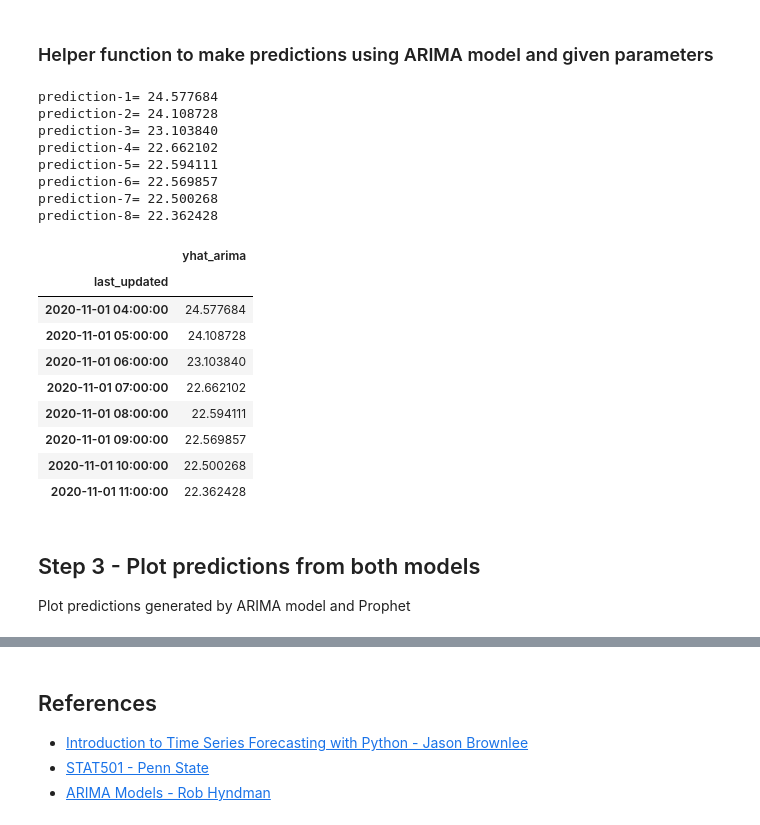
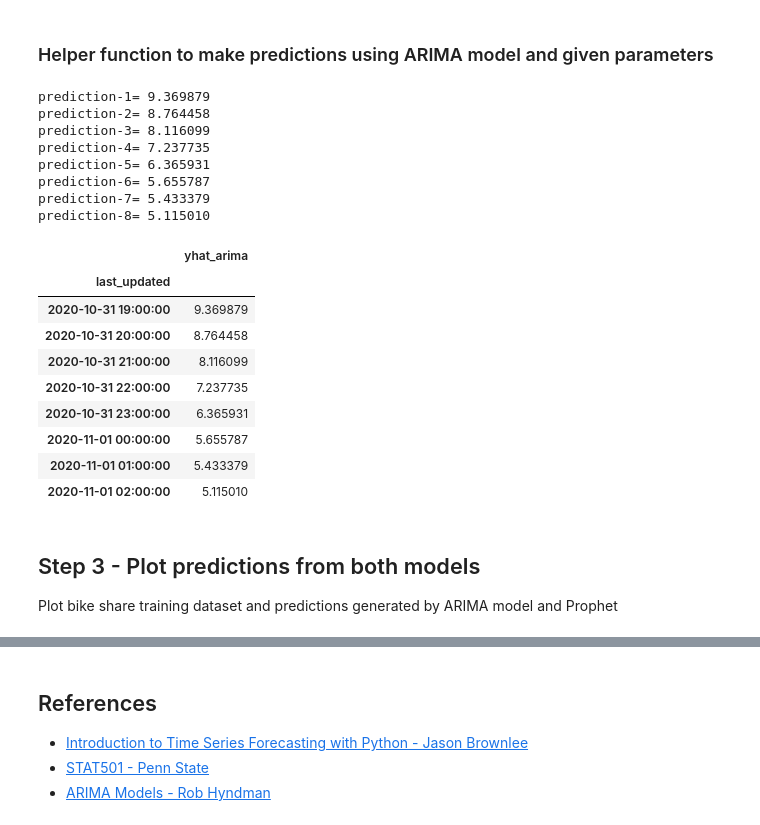
Before and after one commit to alechfho/timeseries-lab, a Jupyter notebook: fbprophet_bike_share_cp.ipynb, the cells around one changed output, grey strips where cells are left out. Saved outputs shown, nothing was run; the diff lists cells and outputs as text; code cells hidden in the pictures.

Commit message:
CP: update arima grid search and plot

```diff
--- a/fbprophet_bike_share_cp.ipynb
+++ b/fbprophet_bike_share_cp.ipynb
@@ -297,3 +298,4 @@ ARIMA model for time series forecasting can be tricky to configure. We will eval
 # Hourly data points
 arima_dataset = df_7030["7030"]
 arima_dataset.head()
+arima_train = arima_dataset[1:len(arima_dataset) - prediction_set_size]
@@ -388,33 +382,32 @@ def make_predictions(dataset, order, number_of_predictions):
 # %%
 # EXERCISE: Update arima_order to different values of p,d,q and make predictions
 # Also rerun Step 3 code in the next section to replot using the latest predictions
-arima_order = (10,2,2)
+arima_order = (29, 2, 0)
 
-arima_predictions = make_predictions(arima_dataset, arima_order, prediction_set_size)
-# Generate hourly dates using the last date in the dataset
-arima_predictions_date_range = pd.date_range(arima_dataset.last_valid_index() + pd.DateOffset(hours=1), periods=prediction_set_size, freq='H')
+arima_predictions = make_predictions(arima_train, arima_order, prediction_set_size)
+arima_predictions_date_range = pd.date_range(arima_train.last_valid_index(), periods=prediction_set_size, freq='H')
 arima_predictions_df = pd.DataFrame({'last_updated': arima_predictions_date_range, 'yhat_arima':arima_predictions})
 arima_predictions_df = arima_predictions_df.set_index('last_updated')
 arima_predictions_df
 # %% [output]
-prediction-1= 24.577684
-prediction-2= 24.108728
-prediction-3= 23.103840
-prediction-4= 22.662102
-prediction-5= 22.594111
-prediction-6= 22.569857
-prediction-7= 22.500268
-prediction-8= 22.362428
+prediction-1= 9.369879
+prediction-2= 8.764458
+prediction-3= 8.116099
+prediction-4= 7.237735
+prediction-5= 6.365931
+prediction-6= 5.655787
+prediction-7= 5.433379
+prediction-8= 5.115010
 |  | yhat_arima |
 | last_updated |  |
-| 2020-11-01 04:00:00 | 24.577684 |
-| 2020-11-01 05:00:00 | 24.108728 |
-| 2020-11-01 06:00:00 | 23.103840 |
-| 2020-11-01 07:00:00 | 22.662102 |
-| 2020-11-01 08:00:00 | 22.594111 |
-| 2020-11-01 09:00:00 | 22.569857 |
-| 2020-11-01 10:00:00 | 22.500268 |
-| 2020-11-01 11:00:00 | 22.362428 |
+| 2020-10-31 19:00:00 | 9.369879 |
+| 2020-10-31 20:00:00 | 8.764458 |
+| 2020-10-31 21:00:00 | 8.116099 |
+| 2020-10-31 22:00:00 | 7.237735 |
+| 2020-10-31 23:00:00 | 6.365931 |
+| 2020-11-01 00:00:00 | 5.655787 |
+| 2020-11-01 01:00:00 | 5.433379 |
+| 2020-11-01 02:00:00 | 5.115010 |
 # %% [markdown]
 ## Step 3 - Plot predictions from both models
-Plot predictions generated by ARIMA model and Prophet
+Plot bike share training dataset and predictions generated by ARIMA model and Prophet
```
Also changed, not shown: parts of 10 cells of this notebook.
